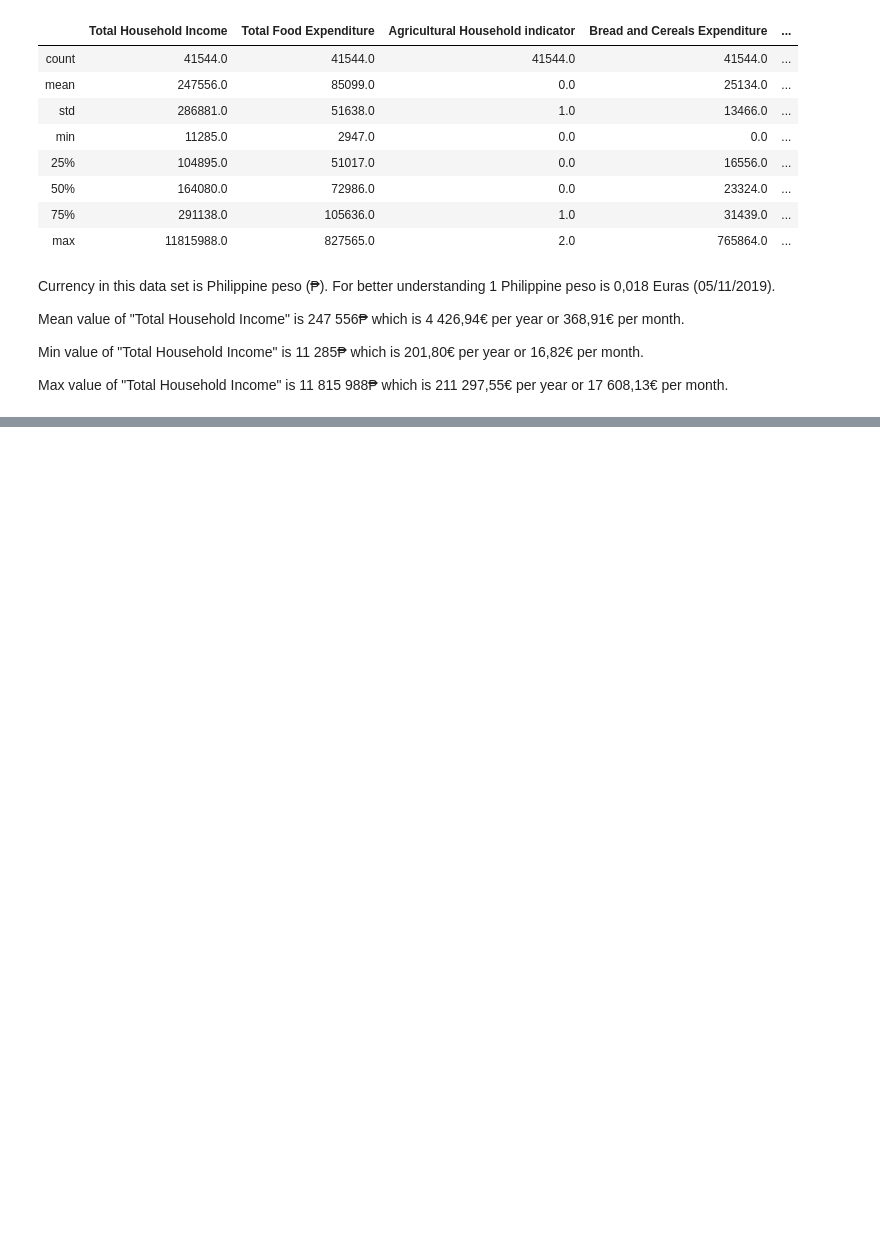
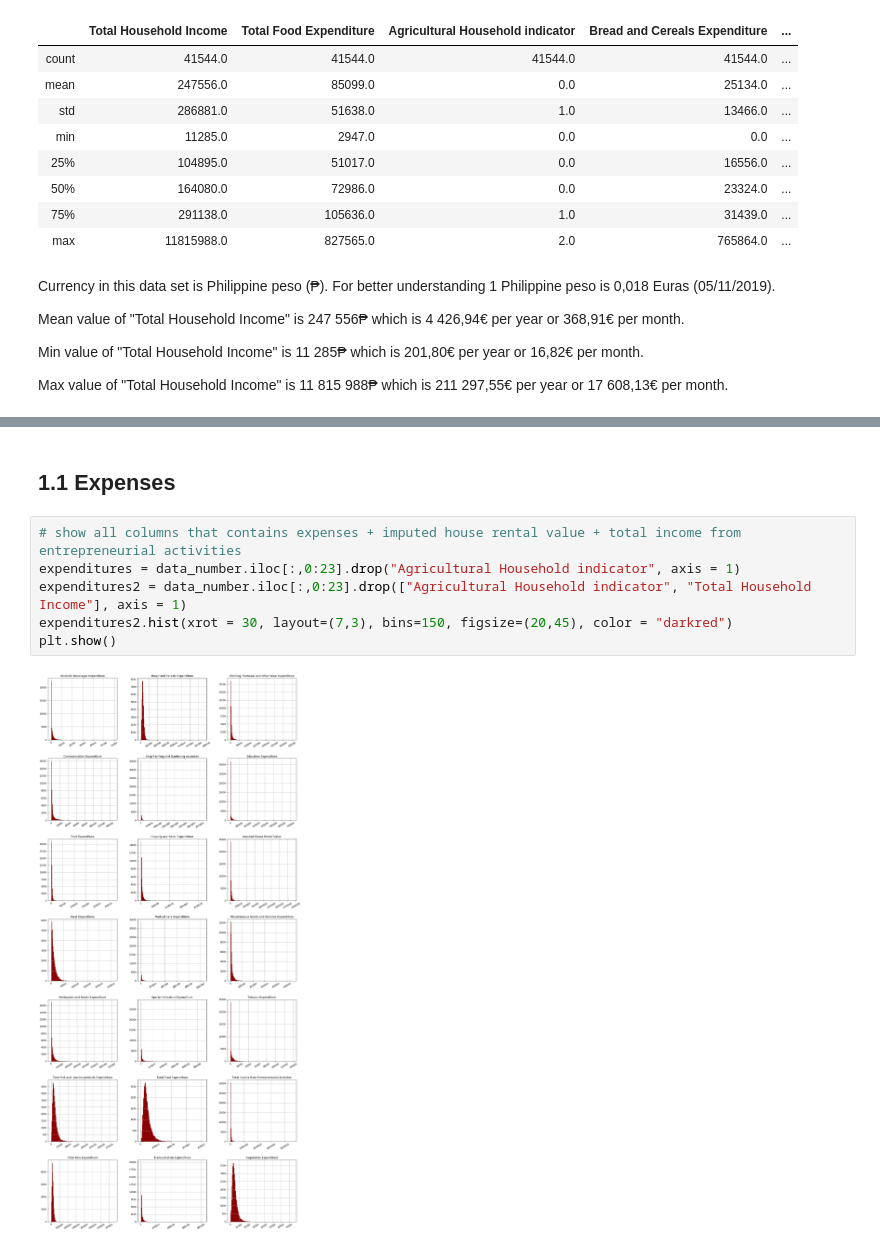
Before and after one commit to Rasa117/project, a Jupyter notebook: view of dataset.ipynb, the cells around one changed output, grey strips where cells are left out. Cells and saved outputs as stored; diff of their text form; blank space fills up the shorter version.

```diff
--- a/view of dataset.ipynb
+++ b/view of dataset.ipynb
@@ -118,0 +89,10 @@ plt.show()
+# %% [markdown]
+## 1.1 Expenses
+# %%
+# show all columns that contains expenses + imputed house rental value + total income from entrepreneurial activities
+expenditures = data_number.iloc[:,0:23].drop("Agricultural Household indicator", axis = 1)
+expenditures2 = data_number.iloc[:,0:23].drop(["Agricultural Household indicator", "Total Household Income"], axis = 1)
+expenditures2.hist(xrot = 30, layout=(7,3), bins=150, figsize=(20,45), color = "darkred")
+plt.show()
+# %% [output]
+[figure, added]
```
Also changed, not shown: parts of 68 cells of this notebook.
